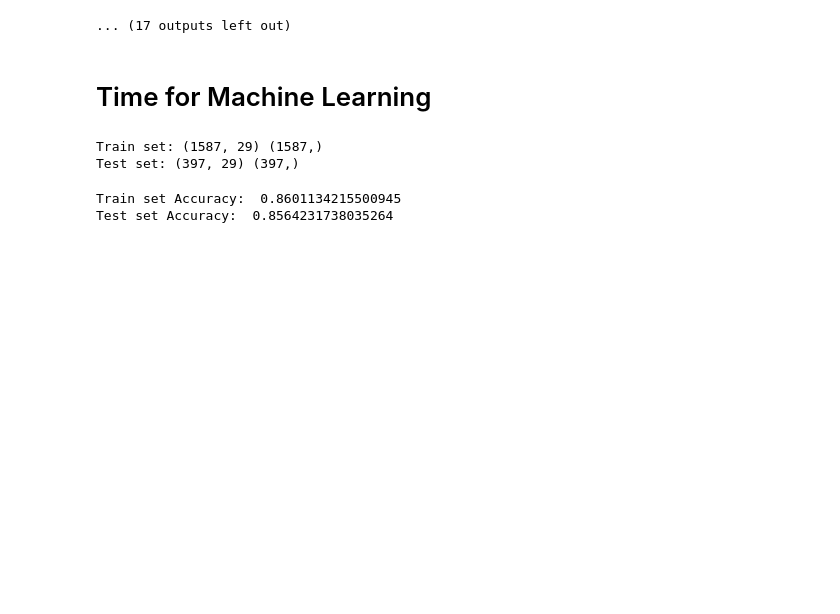
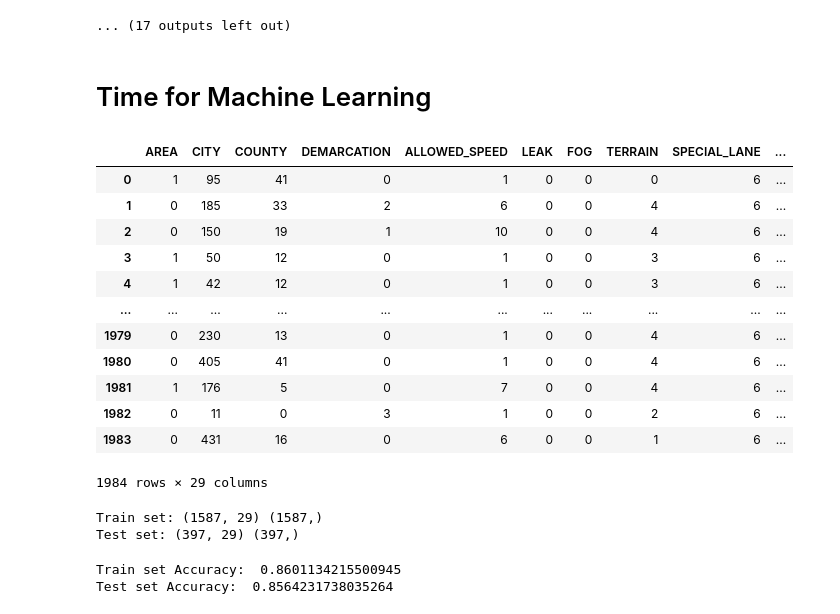
Before and after one commit to secondaryemotion/Coursera_Capstone, a Jupyter notebook: main.ipynb, the cells around one changed output. Drawn from its saved outputs; the diff is of its cells as text; code cells hidden in the pictures; blank space fills up the shorter version.

```diff
--- a/main.ipynb
+++ b/main.ipynb
@@ -181,6 +306,22 @@ for id,item in enumerate(df_2010_col):
 # %%
 X = preprocessing.StandardScaler().fit(df_2010_X).transform(df_2010_X.astype(float))
 Y=df_2010['N_DEATHS'].values
+# %%
+df_2010_X
+# %% [output]
+|  | AREA | CITY | COUNTY | DEMARCATION | ALLOWED_SPEED | LEAK | FOG | TERRAIN | SPECIAL_LANE | ... |
+| 0 | 1 | 95 | 41 | 0 | 1 | 0 | 0 | 0 | 6 | ... |
+| 1 | 0 | 185 | 33 | 2 | 6 | 0 | 0 | 4 | 6 | ... |
+| 2 | 0 | 150 | 19 | 1 | 10 | 0 | 0 | 4 | 6 | ... |
+| 3 | 1 | 50 | 12 | 0 | 1 | 0 | 0 | 3 | 6 | ... |
+| 4 | 1 | 42 | 12 | 0 | 1 | 0 | 0 | 3 | 6 | ... |
+| ... | ... | ... | ... | ... | ... | ... | ... | ... | ... | ... |
+| 1979 | 0 | 230 | 13 | 0 | 1 | 0 | 0 | 4 | 6 | ... |
+| 1980 | 0 | 405 | 41 | 0 | 1 | 0 | 0 | 4 | 6 | ... |
+| 1981 | 1 | 176 | 5 | 0 | 7 | 0 | 0 | 4 | 6 | ... |
+| 1982 | 0 | 11 | 0 | 3 | 1 | 0 | 0 | 2 | 6 | ... |
+| 1983 | 0 | 431 | 16 | 0 | 6 | 0 | 0 | 1 | 6 | ... |
+1984 rows × 29 columns
 # %%
 from sklearn.model_selection import train_test_split
 X_train, X_test, y_train, y_test = train_test_split( X, Y, test_size=0.2, random_state=4)
```
Also changed, not shown: parts of 16 cells of this notebook.
